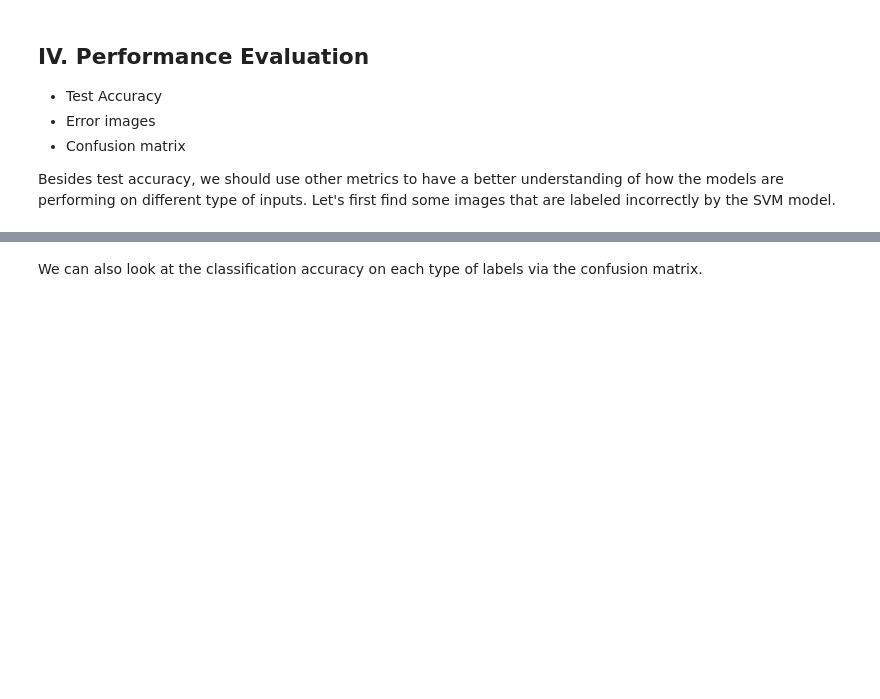
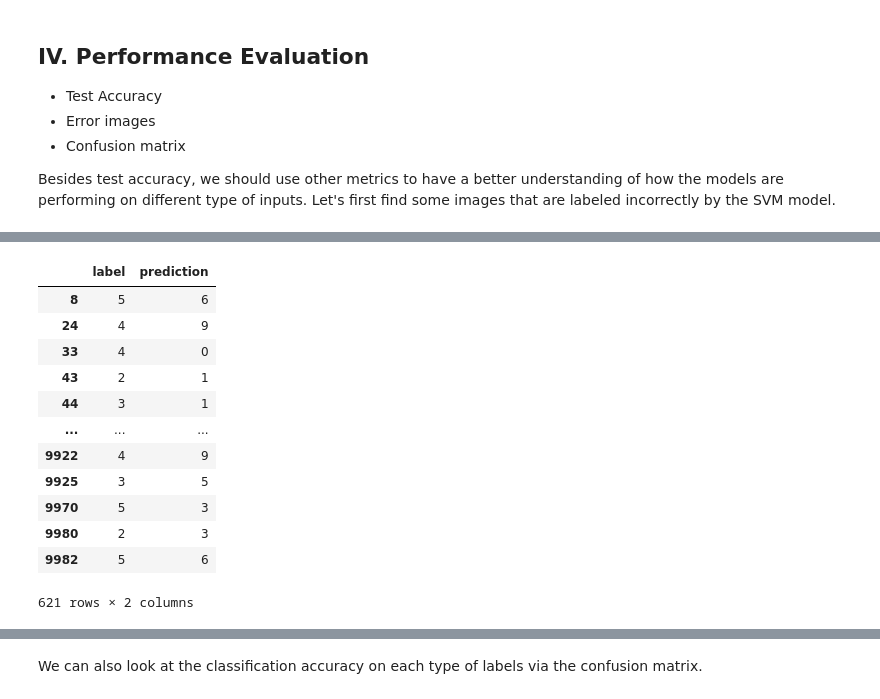
Before and after one commit to ch00226855/CMP414765Spring2021, a Jupyter notebook: Week04_ImageClassification.ipynb, the cells around one changed output, grey strips where cells are left out. Cells and saved outputs as stored; diff of their text form; code cells hidden in the pictures; blank space fills up the shorter version.

```diff
--- a/Week04_ImageClassification.ipynb
+++ b/Week04_ImageClassification.ipynb
@@ -319,2 +329,19 @@ Besides test accuracy, we should use other metrics to have a better understandin
 # %%
 # Extract rows that are mis-classified
+
+filter1 = (test_data['label'] != test_data['prediction'])
+test_data[filter1][['label', 'prediction']]
+# %% [output]
+|  | label | prediction |
+| 8 | 5 | 6 |
+| 24 | 4 | 9 |
+| 33 | 4 | 0 |
+| 43 | 2 | 1 |
+| 44 | 3 | 1 |
+| ... | ... | ... |
+| 9922 | 4 | 9 |
+| 9925 | 3 | 5 |
+| 9970 | 5 | 3 |
+| 9980 | 2 | 3 |
+| 9982 | 5 | 6 |
+621 rows × 2 columns
```
Also changed, not shown: parts of 14 cells of this notebook.
